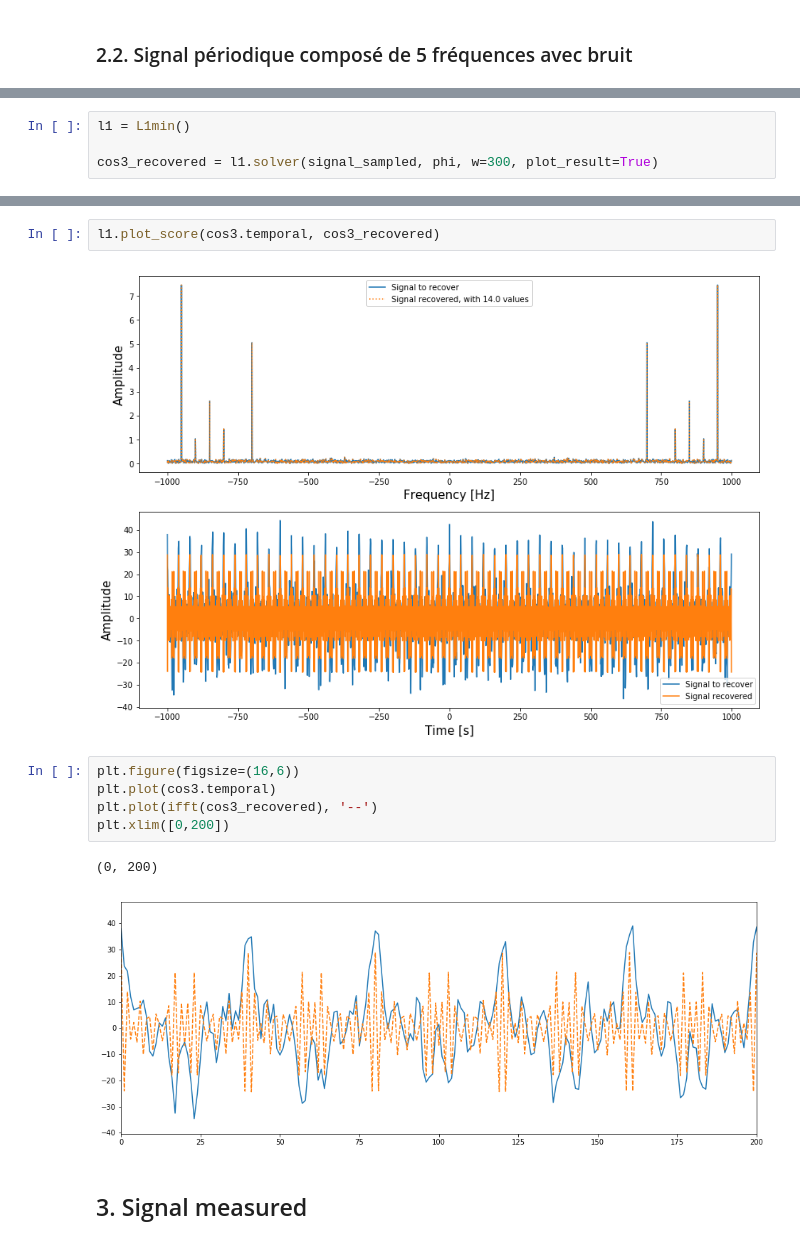
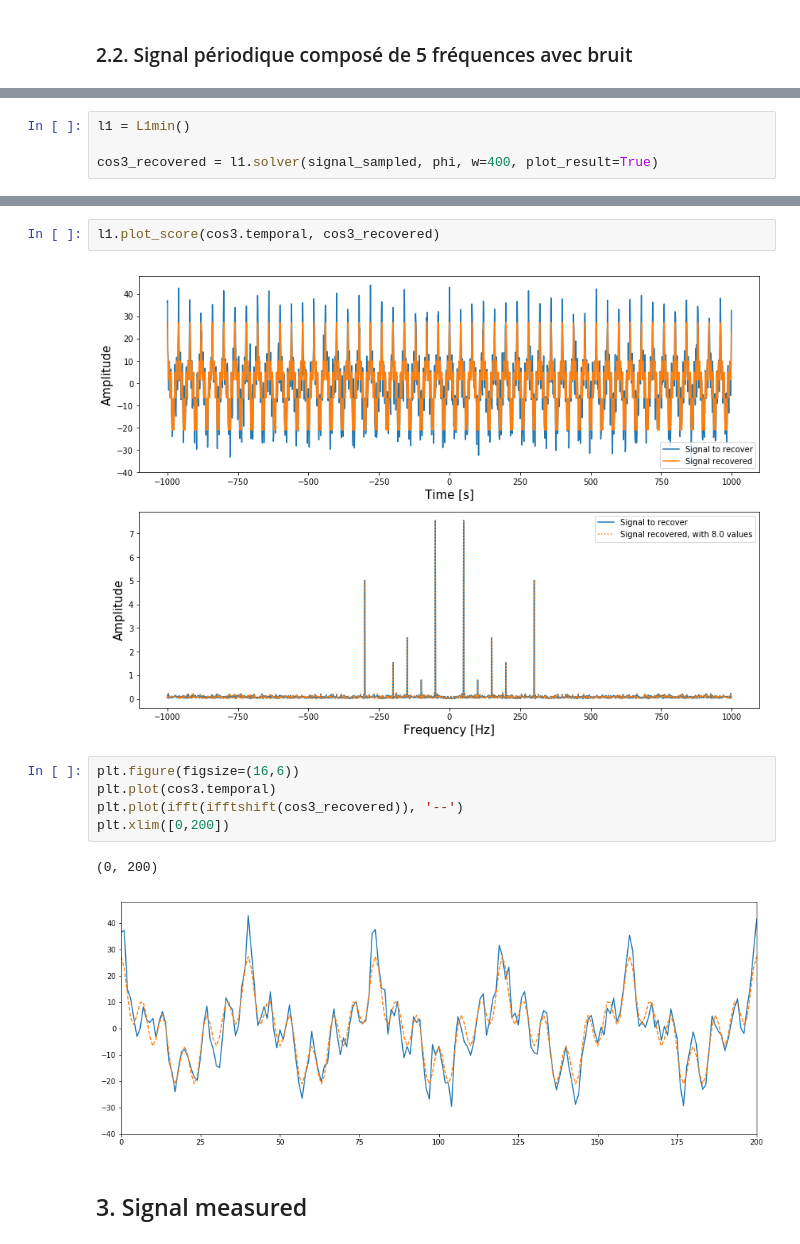
Before and after one commit to colin-ai/compressed-sensing, a Jupyter notebook: pyCompressSensing/compress_sensing.ipynb, the cells around one changed output, grey strips where cells are left out. Cells and saved outputs as stored; diff of their text form.

```diff
--- a/pyCompressSensing/compress_sensing.ipynb
+++ b/pyCompressSensing/compress_sensing.ipynb
@@ -96,5 +98,5 @@ Sampling performed : 1000 instants
 # %%
 l1 = L1min()
 
-cos3_recovered = l1.solver(signal_sampled, phi, w=300, plot_result=True)
+cos3_recovered = l1.solver(signal_sampled, phi, w=400, plot_result=True)
 # %% [output]
@@ -102,15 +104,15 @@ cos3_recovered = l1.solver(signal_sampled, phi, w=300, plot_result=True)
 # %%
 l1.plot_score(cos3.temporal, cos3_recovered)
 # %% [output]
-[figure, old version]
+[figure, new version]
 # %%
 plt.figure(figsize=(16,6))
 plt.plot(cos3.temporal)
-plt.plot(ifft(cos3_recovered), '--')
+plt.plot(ifft(ifftshift(cos3_recovered)), '--')
 plt.xlim([0,200])
 # %% [output]
 (0, 200)
-[figure, old version]
+[figure, new version]
 # %% [markdown]
 ## 3.  Signal measured
 # %%
```
Also changed, not shown: parts of 15 cells of this notebook, 2 other files.
